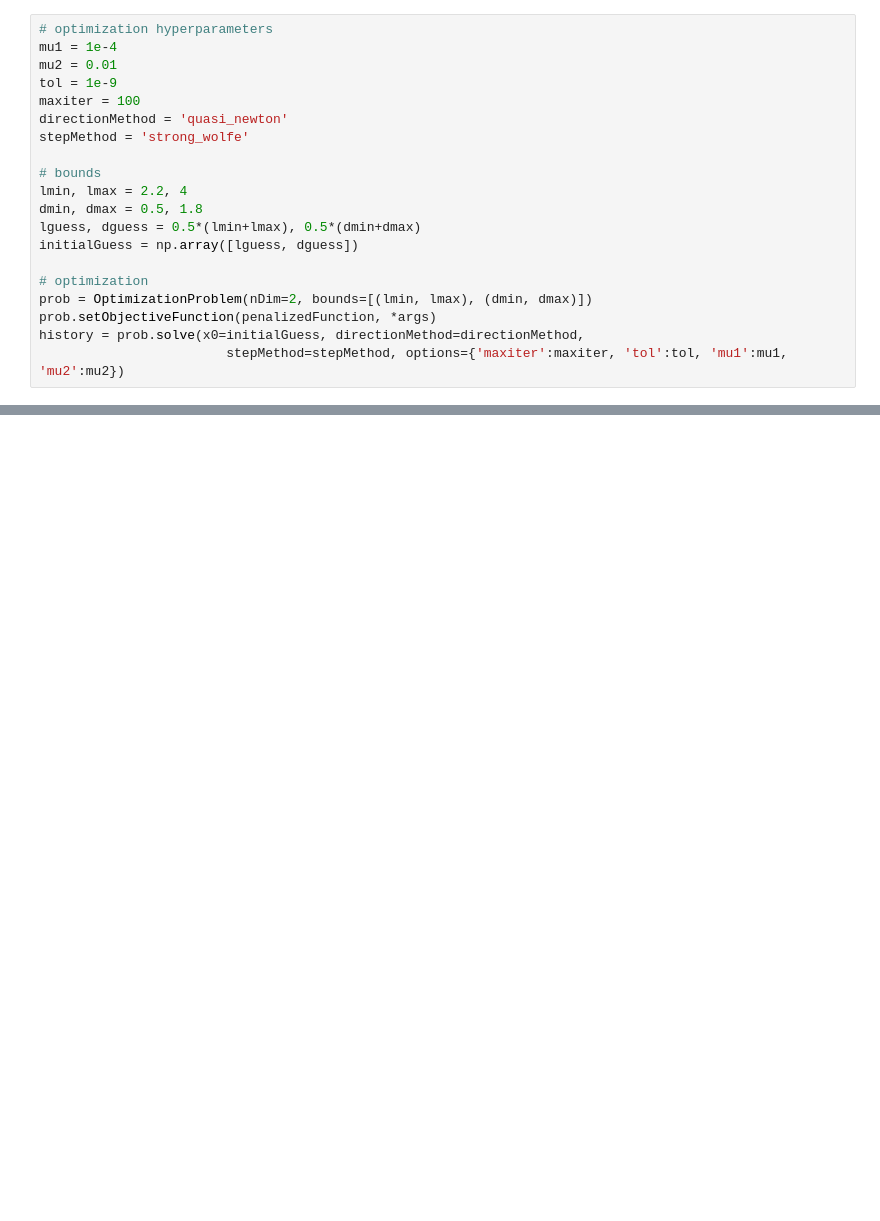
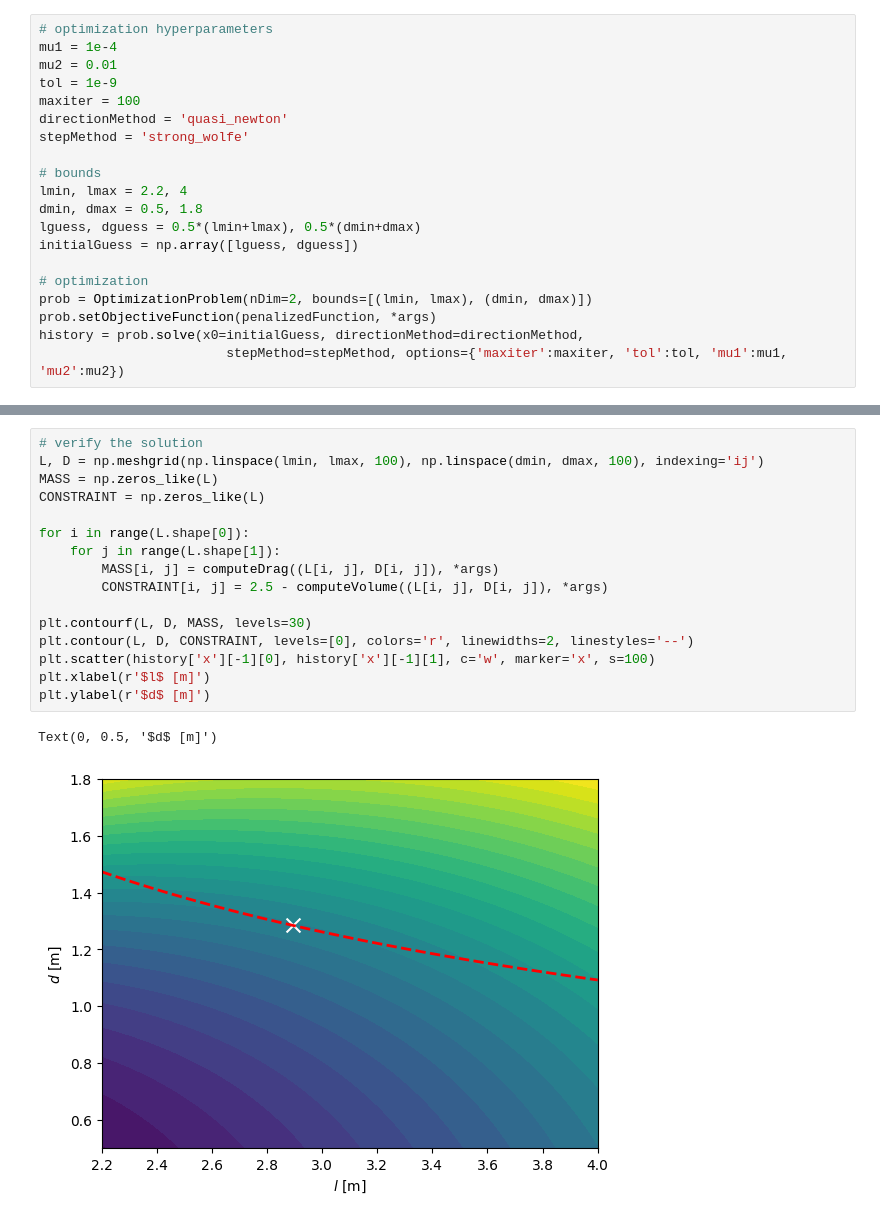
Before and after one commit to fneri13/NumOpt, a Jupyter notebook: notebooks/ch05/exercise_5-11.ipynb, the cells around one changed output, grey strips where cells are left out. Drawn from its saved outputs; the diff is of its cells as text; blank space fills up the shorter version.

```diff
--- a/notebooks/ch05/exercise_5-11.ipynb
+++ b/notebooks/ch05/exercise_5-11.ipynb
@@ -94,0 +95,19 @@ Final solution:
+# %%
+# verify the solution
+L, D = np.meshgrid(np.linspace(lmin, lmax, 100), np.linspace(dmin, dmax, 100), indexing='ij')
+MASS = np.zeros_like(L)
+CONSTRAINT = np.zeros_like(L)
+
+for i in range(L.shape[0]):
+    for j in range(L.shape[1]):
+        MASS[i, j] = computeDrag((L[i, j], D[i, j]), *args)
+        CONSTRAINT[i, j] = 2.5 - computeVolume((L[i, j], D[i, j]), *args)
+
+plt.contourf(L, D, MASS, levels=30)
+plt.contour(L, D, CONSTRAINT, levels=[0], colors='r', linewidths=2, linestyles='--')
+plt.scatter(history['x'][-1][0], history['x'][-1][1], c='w', marker='x', s=100)
+plt.xlabel(r'$l$ [m]')
+plt.ylabel(r'$d$ [m]')
+# %% [output]
+Text(0, 0.5, '$d$ [m]')
+[figure, added]
```
Also changed, not shown: parts of 3 cells of this notebook, 1 other file.
